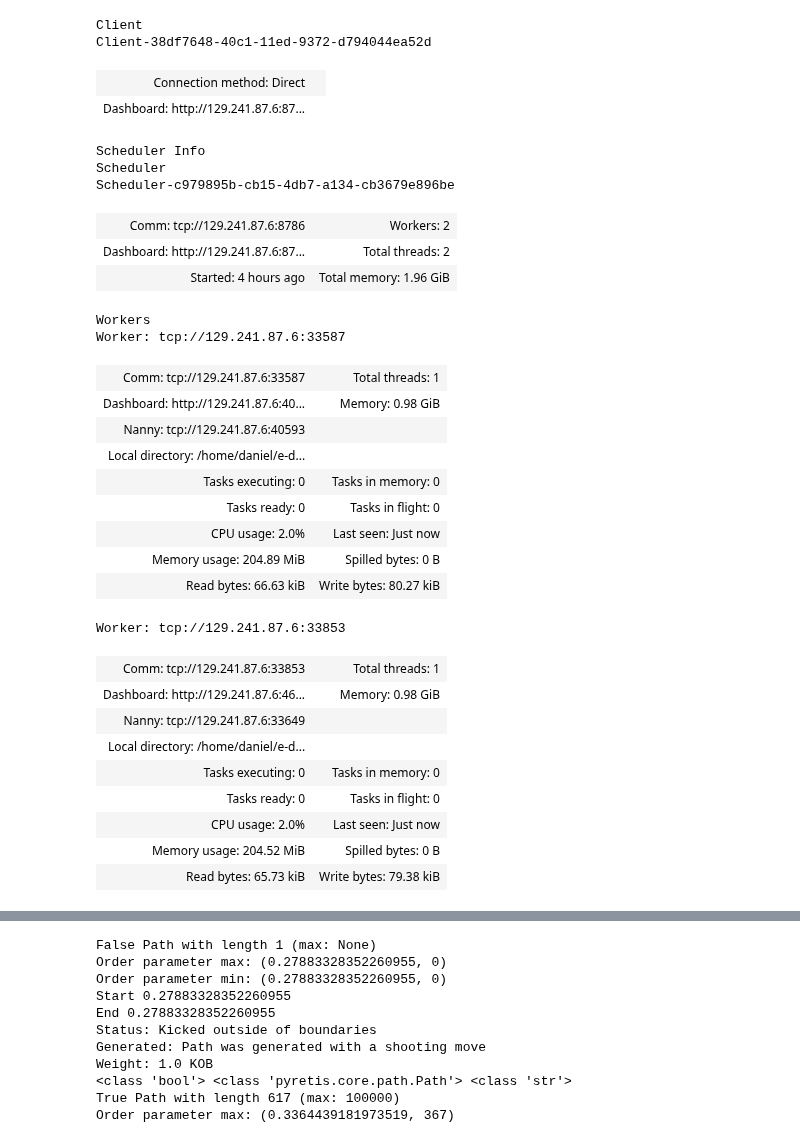
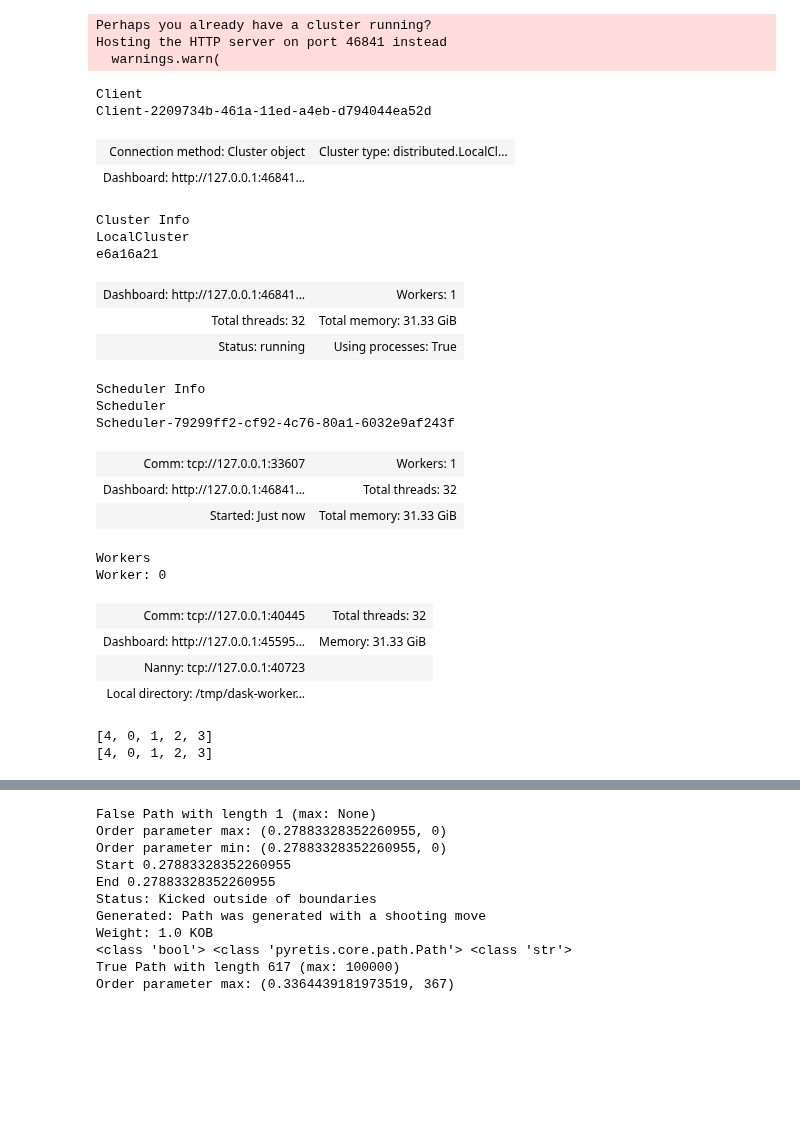
Before and after one commit to infretis/infretis, a Jupyter notebook: example/external.ipynb, the cells around one changed output, grey strips where cells are left out. Cells and saved outputs as stored; diff of their text form; code cells hidden in the pictures; blank space fills up the shorter version.

```diff
--- a/example/external.ipynb
+++ b/example/external.ipynb
@@ -169,41 +202,36 @@ def run_md(ens_num, input_traj, settings, ensembles, cycle):
 # %%
 # Connect to scheduler
 from dask.distributed import Client, SSHCluster
-n_workers = 2
-client = Client("tcp://129.241.87.6:8786")
+n_workers = 1
+# client = Client("tcp://129.241.87.6:8786")
+client = Client(n_workers=n_workers)
 client
 # %% [output]
-Client
-Client-38df7648-40c1-11ed-9372-d794044ea52d
+Perhaps you already have a cluster running?
+Hosting the HTTP server on port 46841 instead
+  warnings.warn(
+Client
+Client-2209734b-461a-11ed-a4eb-d794044ea52d
-| Connection method: Direct |  |
-| Dashboard: http://129.241.87.6:87... |  |
+| Connection method: Cluster object | Cluster type: distributed.LocalCl... |
+| Dashboard: http://127.0.0.1:46841... |  |
-Scheduler Info
-Scheduler
-Scheduler-c979895b-cb15-4db7-a134-cb3679e896be
+Cluster Info
+LocalCluster
+e6a16a21
-| Comm: tcp://129.241.87.6:8786 | Workers: 2 |
-| Dashboard: http://129.241.87.6:87... | Total threads: 2 |
-| Started: 4 hours ago | Total memory: 1.96 GiB |
+| Dashboard: http://127.0.0.1:46841... | Workers: 1 |
+| Total threads: 32 | Total memory: 31.33 GiB |
+| Status: running | Using processes: True |
-Workers
-Worker: tcp://129.241.87.6:33587
+Scheduler Info
+Scheduler
+Scheduler-79299ff2-cf92-4c76-80a1-6032e9af243f
-| Comm: tcp://129.241.87.6:33587 | Total threads: 1 |
-| Dashboard: http://129.241.87.6:40... | Memory: 0.98 GiB |
-| Nanny: tcp://129.241.87.6:40593 |  |
-| Local directory: /home/daniel/e-d... |  |
-| Tasks executing: 0 | Tasks in memory: 0 |
-| Tasks ready: 0 | Tasks in flight: 0 |
-| CPU usage: 2.0% | Last seen: Just now |
-| Memory usage: 204.89 MiB | Spilled bytes: 0 B |
-| Read bytes: 66.63 kiB | Write bytes: 80.27 kiB |
+| Comm: tcp://127.0.0.1:33607 | Workers: 1 |
+| Dashboard: http://127.0.0.1:46841... | Total threads: 32 |
+| Started: Just now | Total memory: 31.33 GiB |
-Worker: tcp://129.241.87.6:33853
+Workers
+Worker: 0
-| Comm: tcp://129.241.87.6:33853 | Total threads: 1 |
-| Dashboard: http://129.241.87.6:46... | Memory: 0.98 GiB |
-| Nanny: tcp://129.241.87.6:33649 |  |
-| Local directory: /home/daniel/e-d... |  |
-| Tasks executing: 0 | Tasks in memory: 0 |
-| Tasks ready: 0 | Tasks in flight: 0 |
-| CPU usage: 2.0% | Last seen: Just now |
-| Memory usage: 204.52 MiB | Spilled bytes: 0 B |
-| Read bytes: 65.73 kiB | Write bytes: 79.38 kiB |
+| Comm: tcp://127.0.0.1:40445 | Total threads: 32 |
+| Dashboard: http://127.0.0.1:45595... | Memory: 31.33 GiB |
+| Nanny: tcp://127.0.0.1:40723 |  |
+| Local directory: /tmp/dask-worker... |  |
 # %%
 #start some timing to keep track
 walltime = 1*20 #(sec per hour)
@@ -225 +272,7 @@ state.add_traj(ens=-1, traj=sim.ensembles[0]['path_ensemble'].last_path.copy(),
+# %%
+print([traj.path_number for traj in state._trajs[:-1]])
+print([sim0['path_ensemble'].last_path.path_number for sim0 in sim.ensembles])
+# %% [output]
+[4, 0, 1, 2, 3]
+[4, 0, 1, 2, 3]
 # %%
```
Also changed, not shown: parts of 18 cells of this notebook.
